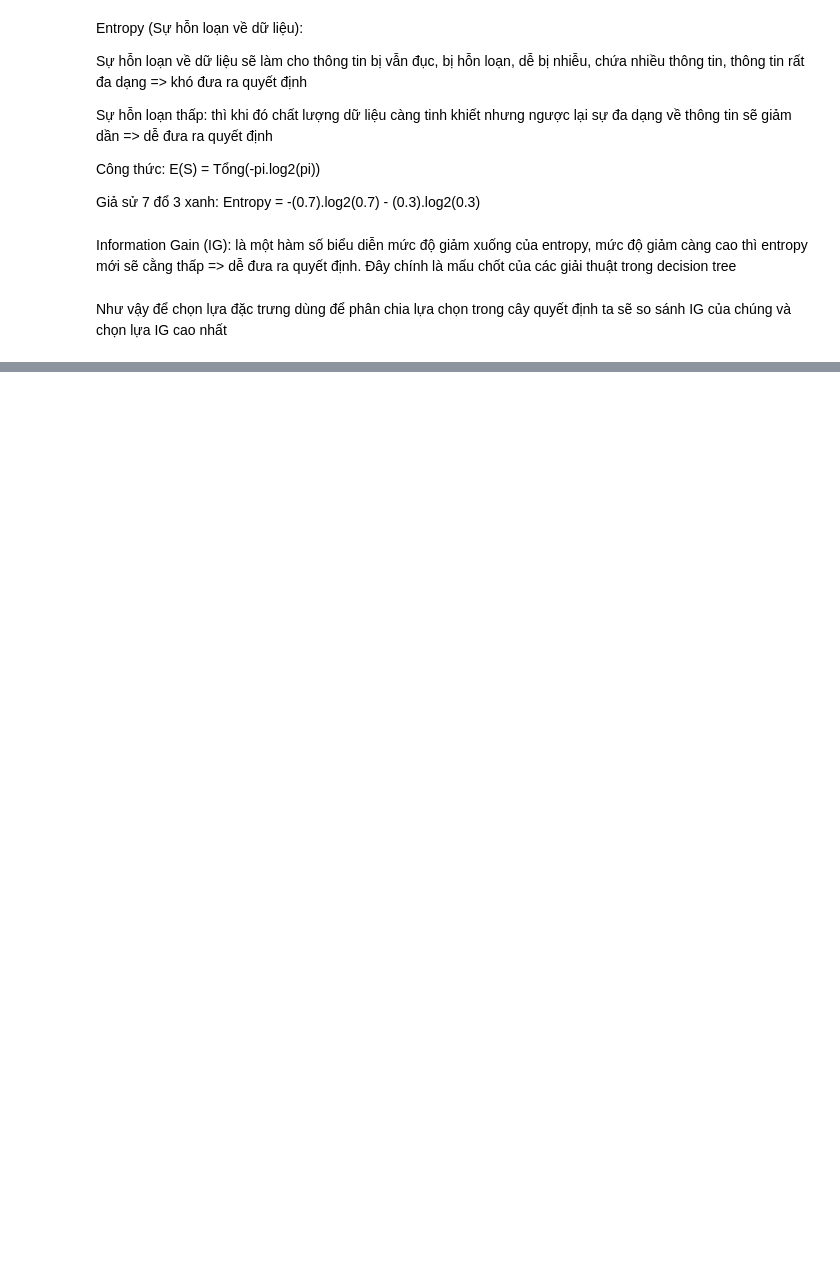
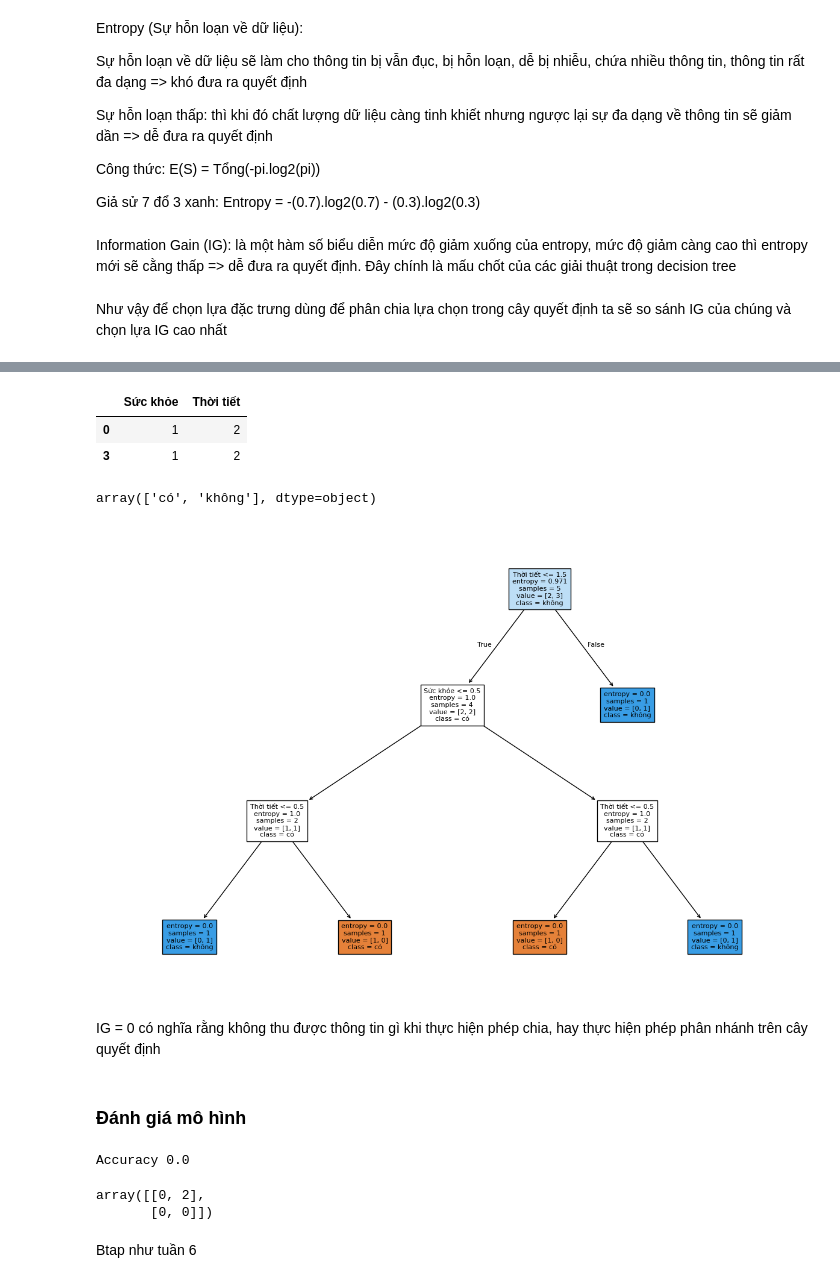
Before and after one commit to bloghaynhat/nmptdlai, a Jupyter notebook: Tuan07.ipynb, the cells around one changed output, grey strips where cells are left out. Drawn from its saved outputs; the diff is of its cells as text; code cells hidden in the pictures; blank space fills up the shorter version.

```diff
--- a/Tuan07.ipynb
+++ b/Tuan07.ipynb
@@ -27,0 +36,14 @@ Như vậy để chọn lựa đặc trưng dùng để phân chia lựa chọn
+# %%
+#Tập dữ liệu input (Đặc trung) và output (mục tiêu)
+x = df.iloc[:,:-1]
+y = df.iloc[:, -1]
+# %%
+from sklearn.preprocessing import LabelEncoder
+
+encHealth = LabelEncoder()
+x['Sức khỏe'] = encHealth.fit_transform(x['Sức khỏe'])
+
+encWeather = LabelEncoder()
+x['Thời tiết'] = encWeather.fit_transform(x['Thời tiết'])
+
+x
@@ -27,0 +69,52 @@ Như vậy để chọn lựa đặc trưng dùng để phân chia lựa chọn
+# %%
+#Split data set into training test and test set
+X_train, X_test, y_train, y_test = train_test_split(x,y,test_size=0.2, random_state=34)
+# %%
+X_test
+# %% [output]
+|  | Sức khỏe | Thời tiết |
+| 0 | 1 | 2 |
+| 3 | 1 | 2 |
+# %%
+# Create Decision trê classifer object
+modelDT = DecisionTreeClassifier(criterion="entropy", max_depth=3)
+
+#train decision tree classifer
+modelDT = modelDT.fit(X_train, y_train)
+# %%
+modelDT.classes_
+# %% [output]
+array(['có', 'không'], dtype=object)
+# %%
+from sklearn.tree import plot_tree
+import matplotlib.pyplot as plt
+
+feature_cols = X_train.columns
+
+plt.figure(figsize=(15, 10))
+plot_tree(modelDT, feature_names=feature_cols, class_names=modelDT.classes_, fontsize = 8, filled = True)
+plt.show()
+# %% [output]
+[figure, added]
+# %% [markdown]
+IG = 0 có nghĩa rằng không thu được thông tin gì khi thực hiện phép chia, hay thực hiện phép phân nhánh trên cây quyết định
+# %% [markdown]
+### Đánh giá mô hình
+# %%
+# Predict the response for test dataset
+y_test_pred = modelDT.predict(X_test)
+
+#Model accuracy, how often is the calssifier correct
+print("Accuracy", metrics.accuracy_score(y_test, y_test_pred))
+# %% [output]
+Accuracy 0.0
+# %%
+#Tạo confusion metric
+from sklearn.metrics import confusion_matrix
+cf_matrix = confusion_matrix(y_test, y_test_pred)
+cf_matrix
+# %% [output]
+array([[0, 2],
+       [0, 0]])
+# %% [markdown]
+Btap như tuần 6
```
Also changed, not shown: parts of 8 cells of this notebook, 5 other files.
